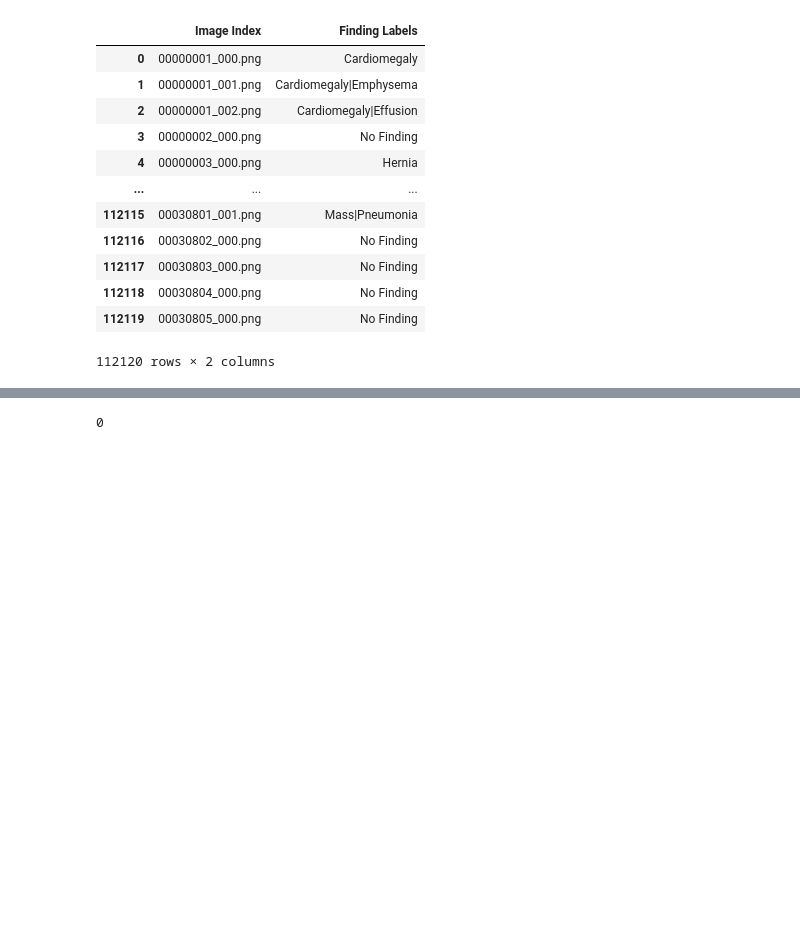
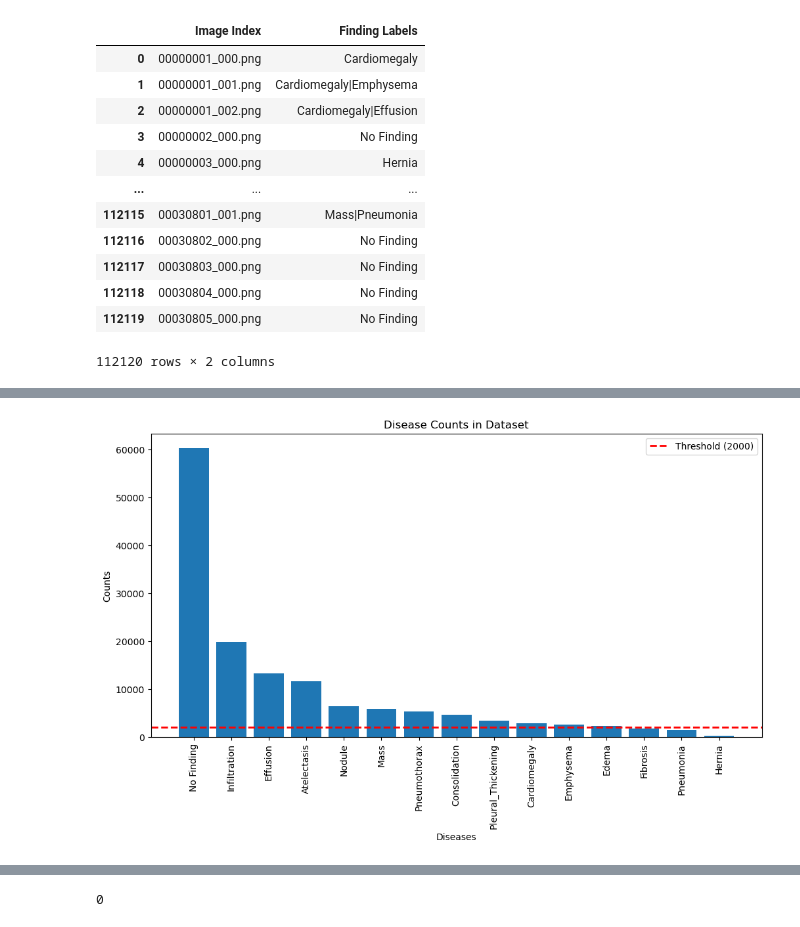
Before and after one commit to LaskawiecPiotr/X-ray-disease-detection, a Jupyter notebook: pretrained model.ipynb, the cells around one changed output, grey strips where cells are left out. Cells and saved outputs as stored; diff of their text form; code cells hidden in the pictures; blank space fills up the shorter version.

```diff
--- a/pretrained model.ipynb
+++ b/pretrained model.ipynb
@@ -66,4 +74,19 @@ display(df)
 112120 rows × 16 columns
+# %%
+counts=[df[i].sum() for i in diseases]
+disease_counts = sorted(zip(diseases, counts), key=lambda x: x[1], reverse=True)
+sorted_diseases, sorted_counts = zip(*disease_counts)
+plt.figure(figsize=(12, 6))  # Adjust figure size for readability
+plt.bar(sorted_diseases, sorted_counts)
+plt.axhline(y=2000, color='red', linestyle='--', linewidth=2, label='Threshold (2000)')
+plt.xticks(rotation=90, ha='center')
+plt.xlabel('Diseases')
+plt.ylabel('Counts')
+plt.title('Disease Counts in Dataset')
+plt.legend()
+plt.show()
+# %% [output]
+[figure, added]
 # %%
 # # we now create the training data frame using the list provided in the files.
 # image_names_train= open(r"train_val_list.txt").read().split("\n")
```
Also changed, not shown: parts of 27 cells of this notebook, 5 other files.
